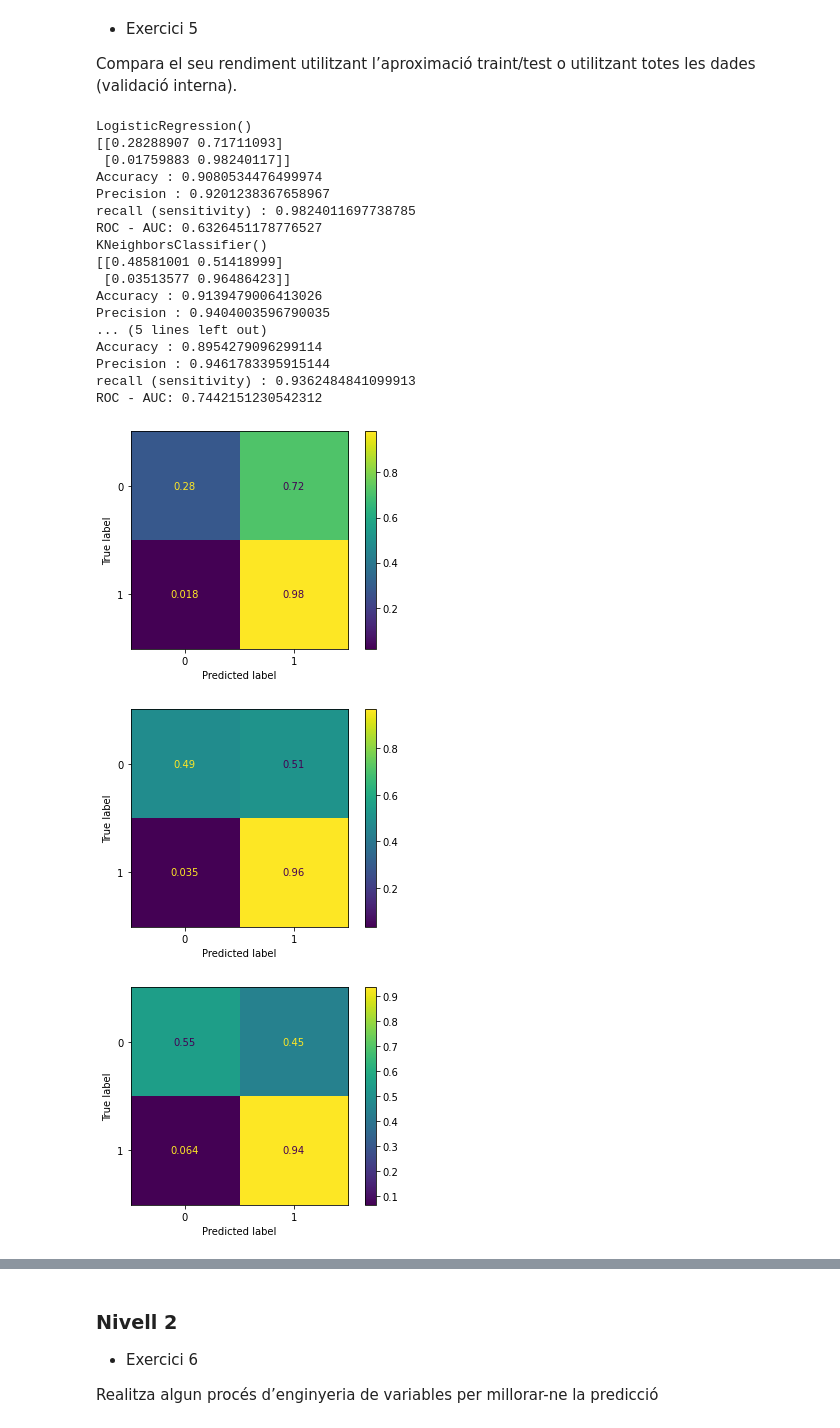
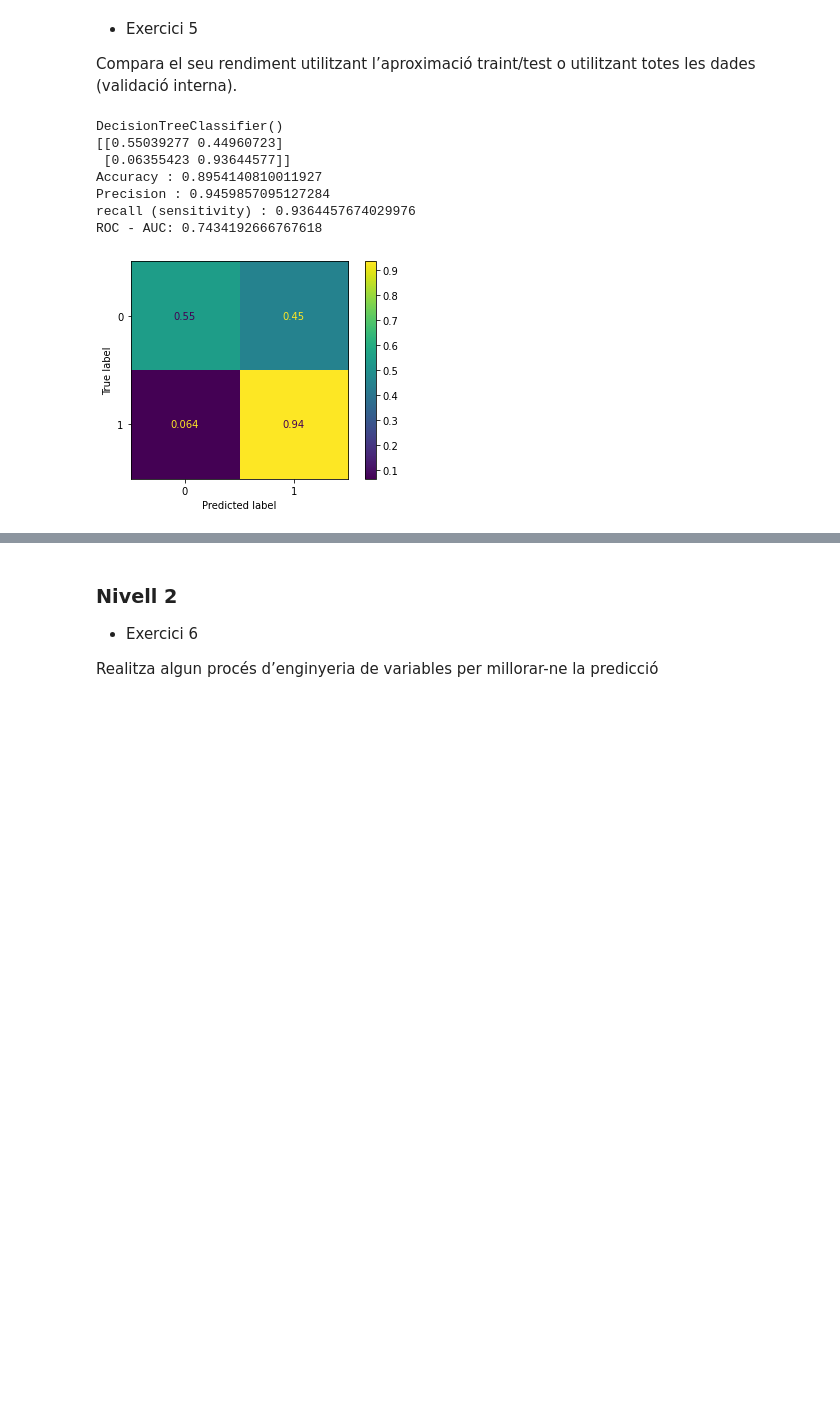
Before and after one commit to ManelForcales/Supervisat_Classificacio, a Jupyter notebook: Sprint13__classification.ipynb, the cells around one changed output, grey strips where cells are left out. Drawn from its saved outputs; the diff is of its cells as text; code cells hidden in the pictures; blank space fills up the shorter version.

```diff
--- a/Sprint13__classification.ipynb
+++ b/Sprint13__classification.ipynb
@@ -290,25 +287,12 @@ modelos = [logistic,neighbor,tree]
 # %%
-for model in modelos:
-    analyze_clasification_model_1(model,X_train,X_test,y_train,y_test)
+analyze_clasification_model_1(tree,X_train,X_test,y_train,y_test)
 # %% [output]
-LogisticRegression()
-[[0.28288907 0.71711093]
- [0.01759883 0.98240117]]
-Accuracy : 0.9080534476499974
-Precision : 0.9201238367658967
-recall (sensitivity) : 0.9824011697738785
-ROC - AUC: 0.6326451178776527
-KNeighborsClassifier()
-[[0.48581001 0.51418999]
- [0.03513577 0.96486423]]
-Accuracy : 0.9139479006413026
-Precision : 0.9404003596790035
-... (5 lines left out)
-Accuracy : 0.8954279096299114
-Precision : 0.9461783395915144
-recall (sensitivity) : 0.9362484841099913
-ROC - AUC: 0.7442151230542312
+DecisionTreeClassifier()
+[[0.55039277 0.44960723]
+ [0.06355423 0.93644577]]
+Accuracy : 0.8954140810011927
+Precision : 0.9459857095127284
+recall (sensitivity) : 0.9364457674029976
+ROC - AUC: 0.7434192666767618
-[figure, old version]
+[figure, new version]
-[figure, removed]
-[figure, removed]
 # %% [markdown]
```
Also changed, not shown: parts of 18 cells of this notebook.
